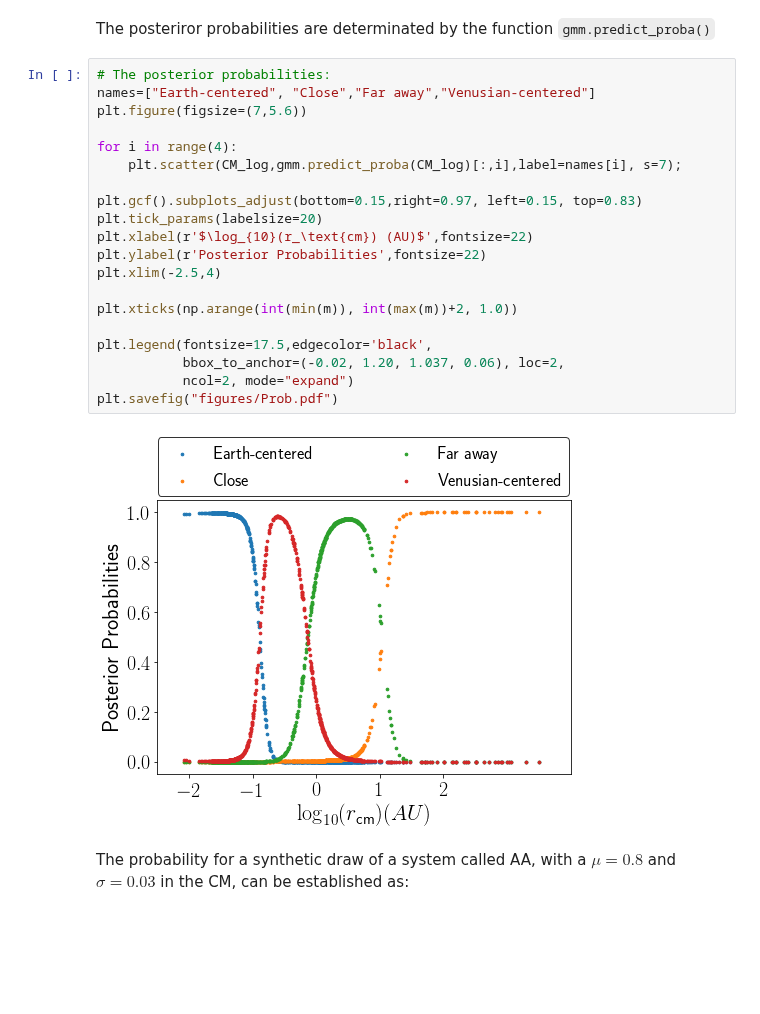
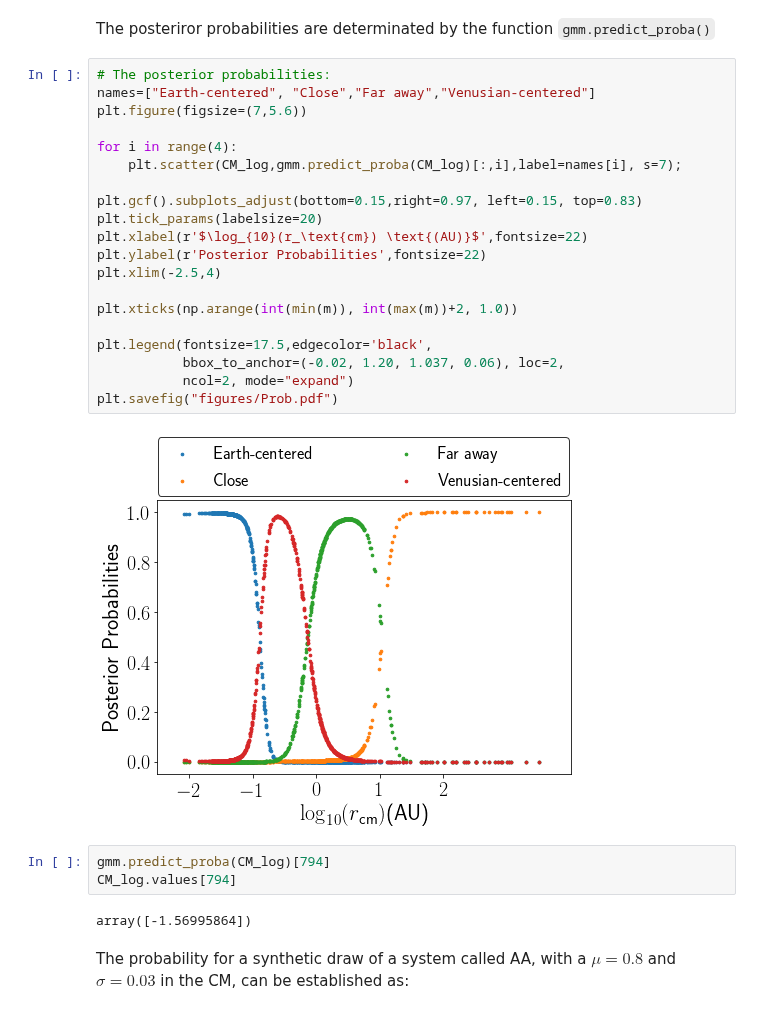
Before and after one commit to fjbautistas/Mixture_Gaussian_CM_of_Planets, a Jupyter notebook: Clasification.ipynb, the cells around one changed output. Cells and saved outputs as stored; diff of their text form; blank space fills up the shorter version.

```diff
--- a/Clasification.ipynb
+++ b/Clasification.ipynb
@@ -756,25 +772,30 @@ The posteriror probabilities are determinated by the function `gmm.predict_proba
 # %%
 # The posterior probabilities:
 names=["Earth-centered", "Close","Far away","Venusian-centered"]
 plt.figure(figsize=(7,5.6))
 
 for i in range(4):
     plt.scatter(CM_log,gmm.predict_proba(CM_log)[:,i],label=names[i], s=7);
 
 plt.gcf().subplots_adjust(bottom=0.15,right=0.97, left=0.15, top=0.83)
 plt.tick_params(labelsize=20)
-plt.xlabel(r'$\log_{10}(r_\text{cm}) (AU)$',fontsize=22)
+plt.xlabel(r'$\log_{10}(r_\text{cm}) \text{(AU)}$',fontsize=22)
 plt.ylabel(r'Posterior Probabilities',fontsize=22)
 plt.xlim(-2.5,4)
 
 plt.xticks(np.arange(int(min(m)), int(max(m))+2, 1.0))
 
 plt.legend(fontsize=17.5,edgecolor='black',
            bbox_to_anchor=(-0.02, 1.20, 1.037, 0.06), loc=2,
            ncol=2, mode="expand")
 plt.savefig("figures/Prob.pdf")
 # %% [output]
-[figure, old version]
+[figure, new version]
+# %%
+gmm.predict_proba(CM_log)[794]
+CM_log.values[794]
+# %% [output]
+array([-1.56995864])
 # %% [markdown]
 The probability for a synthetic draw of a system called AA, with a $\mu=0.8$ and $\sigma=0.03$ in the CM, can be established as:
 # %%
```
Also changed, not shown: parts of 13 cells of this notebook.
